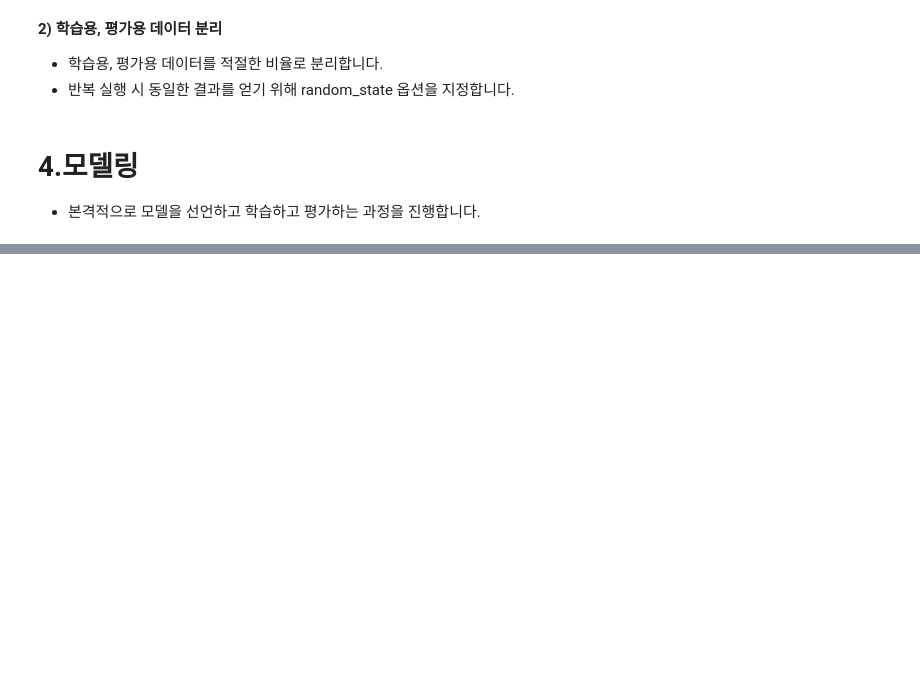
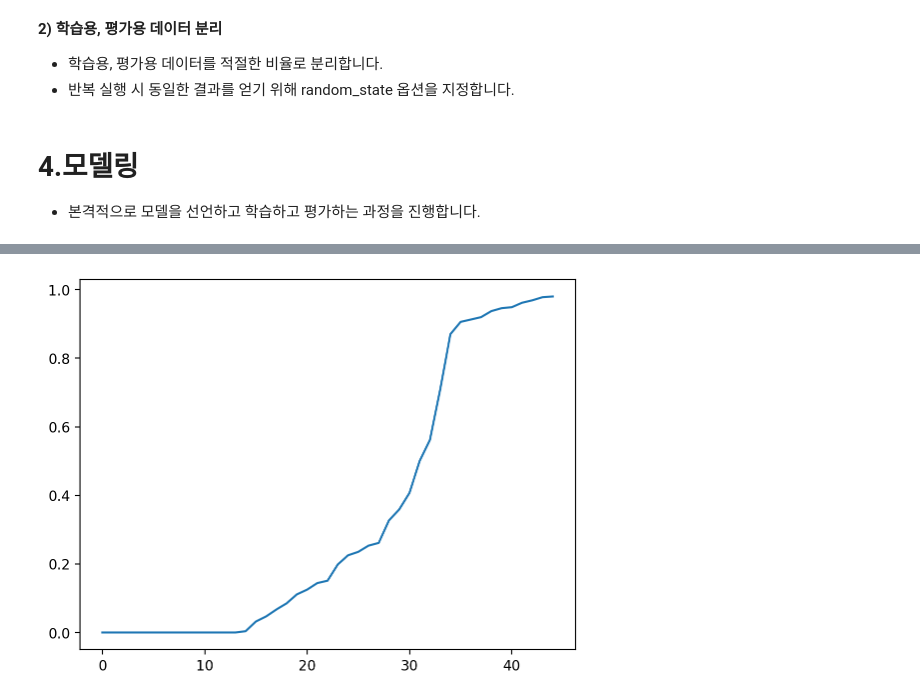
Before and after one commit to junseyeon/Python, a Jupyter notebook: 2023.08.28_머신러닝_실습자료/배우기/ML03_04_로지스틱회귀(Iris).ipynb, the cells around one changed output, grey strips where cells are left out. Drawn from its saved outputs; the diff is of its cells as text; code cells hidden in the pictures; blank space fills up the shorter version.

```diff
--- a/2023.08.28_머신러닝_실습자료/배우기/ML03_04_로지스틱회귀(Iris).ipynb
+++ b/2023.08.28_머신러닝_실습자료/배우기/ML03_04_로지스틱회귀(Iris).ipynb
@@ -78,4 +108,6 @@ x_train, x_test, y_train, y_test = train_test_split(x, y, test_size=0.3, random_
 # %%
 # 2단계: 선언하기
+model = LogisticRegression()
 # %%
 # 3단계: 학습하기
+model.fit(x_train, y_train)
@@ -85,0 +153,3 @@ x_train, x_test, y_train, y_test = train_test_split(x, y, test_size=0.3, random_
+# %%
+p = model.predict_proba(x_test)
+p[:10].round(2)
@@ -85,0 +167,6 @@ x_train, x_test, y_train, y_test = train_test_split(x, y, test_size=0.3, random_
+# %%
+# 시그모이드 그래프 시각화
+plt.plot(np.sort(p[:,0]))      # setosa 0~1 사이로 값이 나옴
+plt.show()
+# %% [output]
+[figure, added]
```
Also changed, not shown: parts of 13 cells of this notebook, 5 other files.
